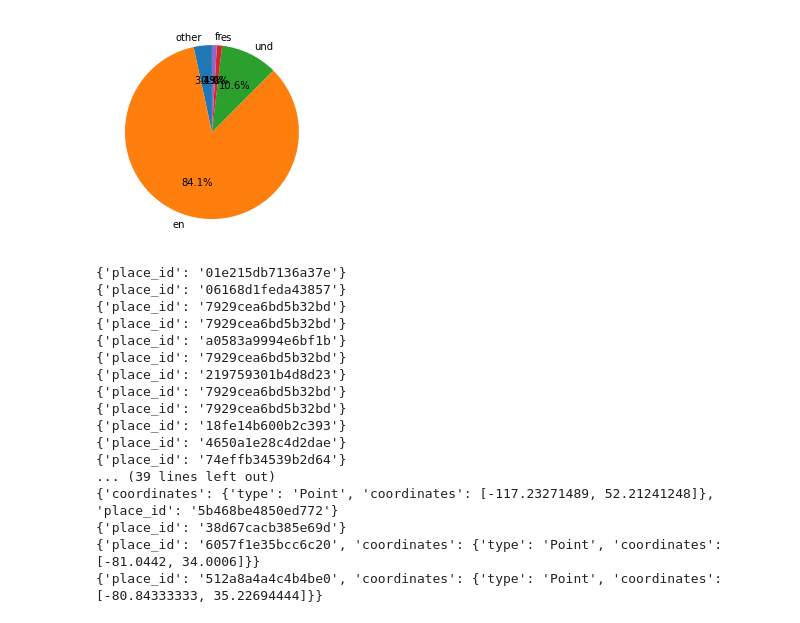
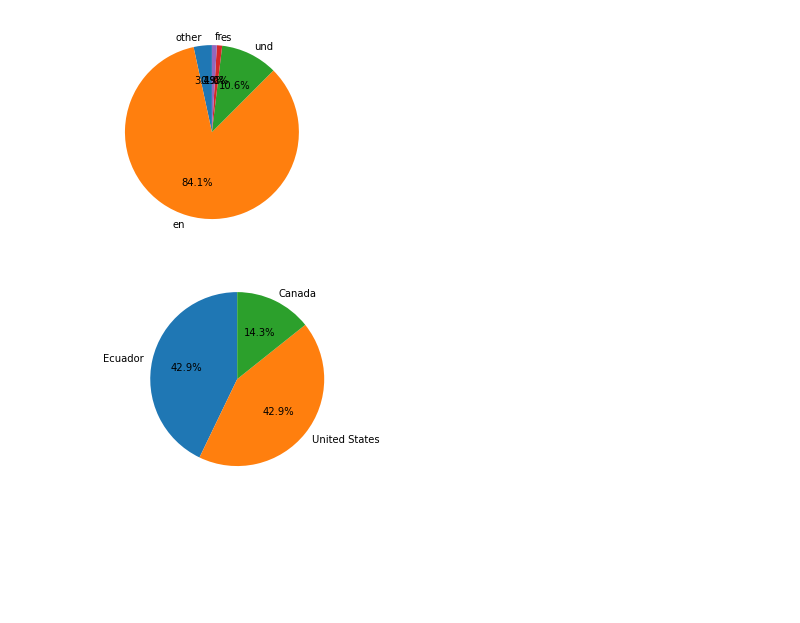
Before and after one commit to latolli/tweet-analysis, a Jupyter notebook: twitter_graphs.ipynb, the cells around one changed output. Saved outputs shown, nothing was run; the diff lists cells and outputs as text; code cells hidden in the pictures; blank space fills up the shorter version.

Commit message:
added location piechart, fixes

```diff
--- a/twitter_graphs.ipynb
+++ b/twitter_graphs.ipynb
@@ -105,32 +107,32 @@ plt.show()
 # %% [output]
 [figure]
 # %%
+import ast
+import reverse_geocoder as rg
+import pycountry
+
 #show geographic information of the tweets
-from math import isnan
 
-for index, g in enumerate(data['Geo']):
-    try:
-        g_is_nan = isnan(g)
-    except TypeError:
-        print(g)
+countries = {}
+
+for geodata in data['Geo']:
+    if type(geodata) != float:
+        geodata = ast.literal_eval(geodata)
+        if 'coordinates' in geodata:
+            latlong = (geodata['coordinates']['coordinates'][1], geodata['coordinates']['coordinates'][0])
+            location = rg.search(latlong)
+            country = pycountry.countries.get(alpha_2=location[0]['cc']).name
+            if country not in countries:
+                countries[country] = 1
+            else:
+                countries[country] += 1
+
+fig1, ax1 = plt.subplots()
+ax1.pie(countries.values(), labels=countries.keys(), autopct='%1.1f%%', startangle=90)
+
+plt.show()
 # %% [output]
-{'place_id': '01e215db7136a37e'}
-{'place_id': '06168d1feda43857'}
-{'place_id': '7929cea6bd5b32bd'}
-{'place_id': '7929cea6bd5b32bd'}
-{'place_id': 'a0583a9994e6bf1b'}
-{'place_id': '7929cea6bd5b32bd'}
-{'place_id': '219759301b4d8d23'}
-{'place_id': '7929cea6bd5b32bd'}
-{'place_id': '7929cea6bd5b32bd'}
-{'place_id': '18fe14b600b2c393'}
-{'place_id': '4650a1e28c4d2dae'}
-{'place_id': '74effb34539b2d64'}
-... (39 lines left out)
-{'coordinates': {'type': 'Point', 'coordinates': [-117.23271489, 52.21241248]}, 'place_id': '5b468be4850ed772'}
-{'place_id': '38d67cacb385e69d'}
-{'place_id': '6057f1e35bcc6c20', 'coordinates': {'type': 'Point', 'coordinates': [-81.0442, 34.0006]}}
-{'place_id': '512a8a4a4c4b4be0', 'coordinates': {'type': 'Point', 'coordinates': [-80.84333333, 35.22694444]}}
+[figure, added]
 # %%
 #vader tool analysis
 from vaderSentiment.vaderSentiment import SentimentIntensityAnalyzer
```
Also changed, not shown: parts of 6 cells of this notebook.
